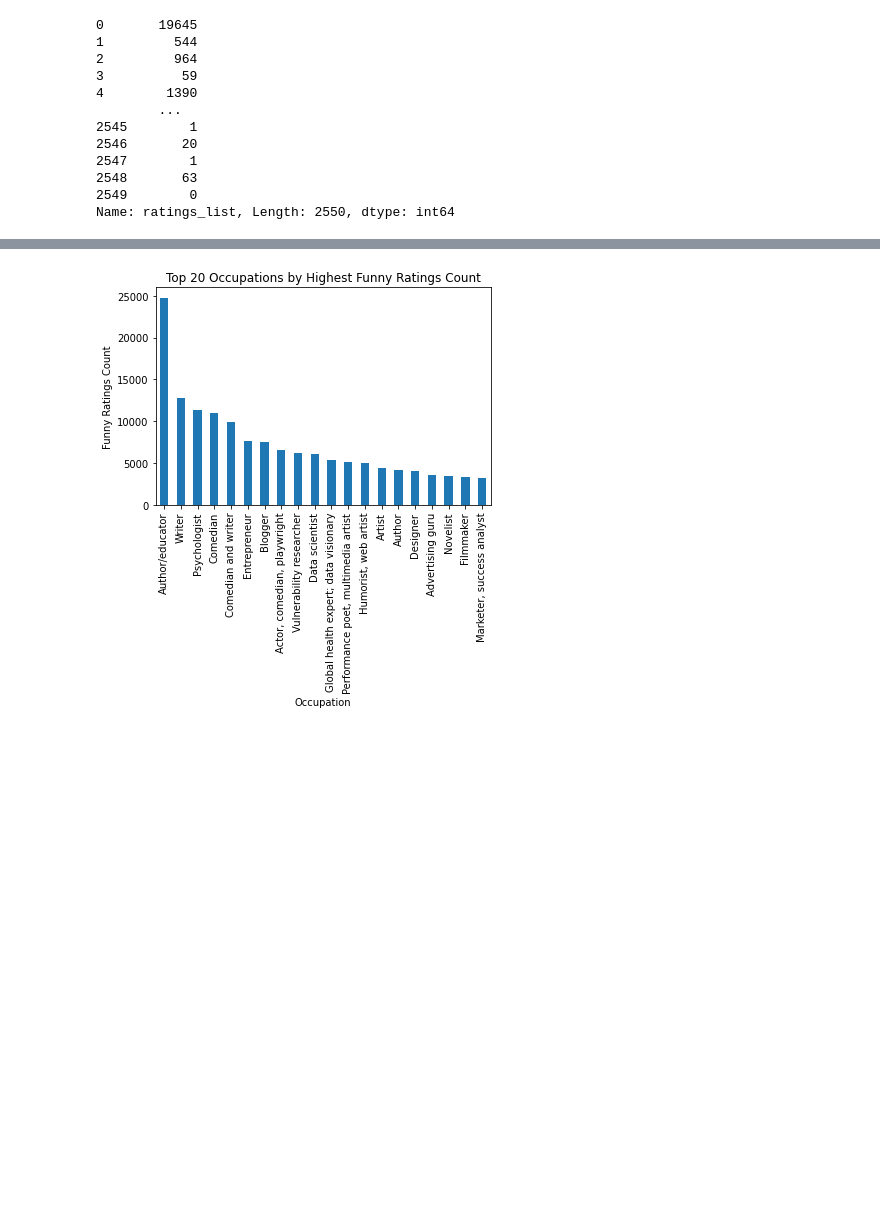
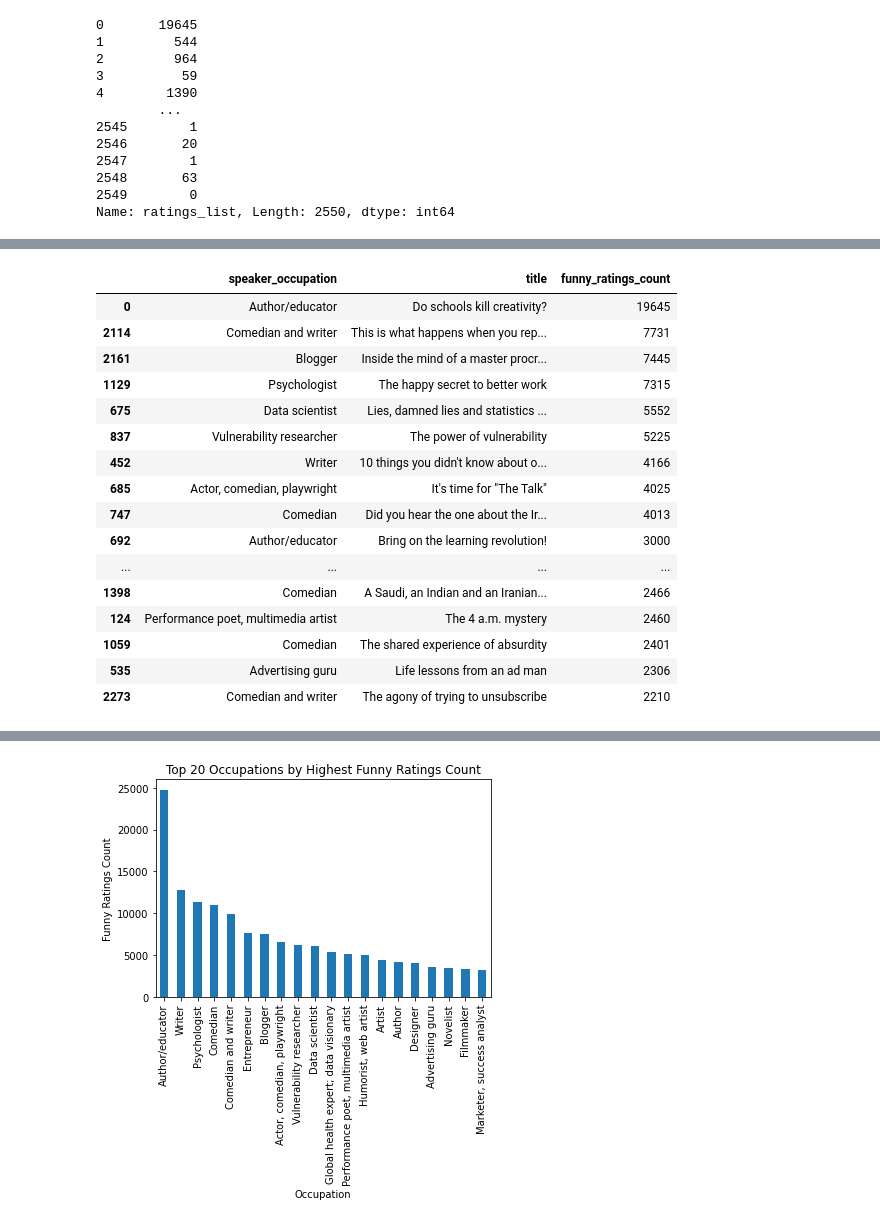
Before and after one commit to benkaan001/pandas_and_beyond, a Jupyter notebook: analyze_data/05_ted_talks.ipynb, the cells around one changed output, grey strips where cells are left out. Cells and saved outputs as stored; diff of their text form; code cells hidden in the pictures; blank space fills up the shorter version.

```diff
--- a/analyze_data/05_ted_talks.ipynb
+++ b/analyze_data/05_ted_talks.ipynb
@@ -1111,0 +1135,23 @@ df['funny_ratings_count'] = df.ratings_list.apply(extract_funny_count)
+# %%
+# Funniest 20 titles by funny ratings count
+df.sort_values('funny_ratings_count', ascending=False) \
+    [['speaker_occupation', 'title', 'funny_ratings_count']] \
+    .head(20)
+# %% [output]
+|  | speaker_occupation | title | funny_ratings_count |
+| 0 | Author/educator | Do schools kill creativity? | 19645 |
+| 2114 | Comedian and writer | This is what happens when you rep... | 7731 |
+| 2161 | Blogger | Inside the mind of a master procr... | 7445 |
+| 1129 | Psychologist | The happy secret to better work | 7315 |
+| 675 | Data scientist | Lies, damned lies and statistics ... | 5552 |
+| 837 | Vulnerability researcher | The power of vulnerability | 5225 |
+| 452 | Writer | 10 things you didn't know about o... | 4166 |
+| 685 | Actor, comedian, playwright | It's time for "The Talk" | 4025 |
+| 747 | Comedian | Did you hear the one about the Ir... | 4013 |
+| 692 | Author/educator | Bring on the learning revolution! | 3000 |
+| ... | ... | ... | ... |
+| 1398 | Comedian | A Saudi, an Indian and an Iranian... | 2466 |
+| 124 | Performance poet, multimedia artist | The 4 a.m. mystery | 2460 |
+| 1059 | Comedian | The shared experience of absurdity | 2401 |
+| 535 | Advertising guru | Life lessons from an ad man | 2306 |
+| 2273 | Comedian and writer | The agony of trying to unsubscribe | 2210 |
```
Also changed, not shown: parts of 7 cells of this notebook.
